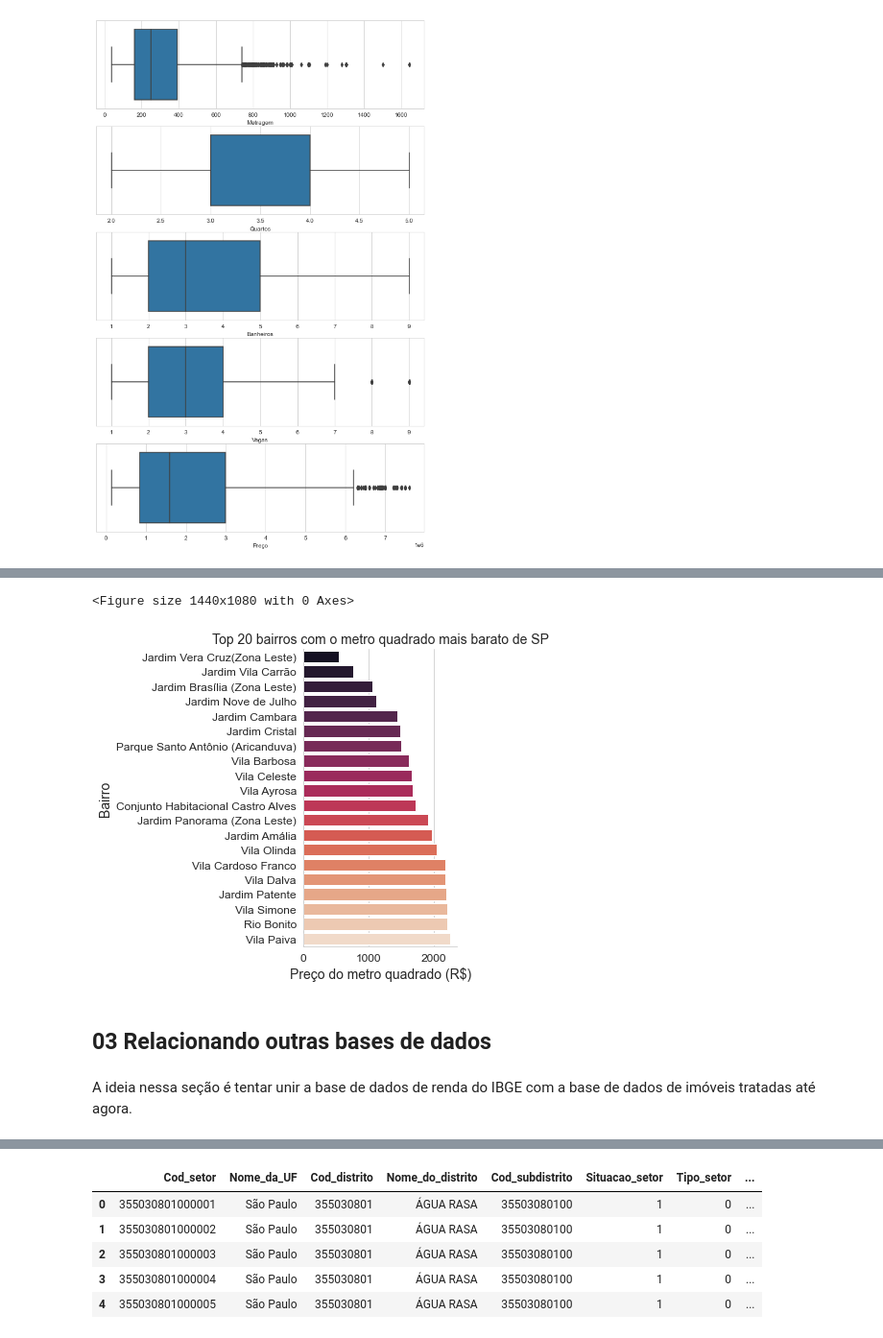
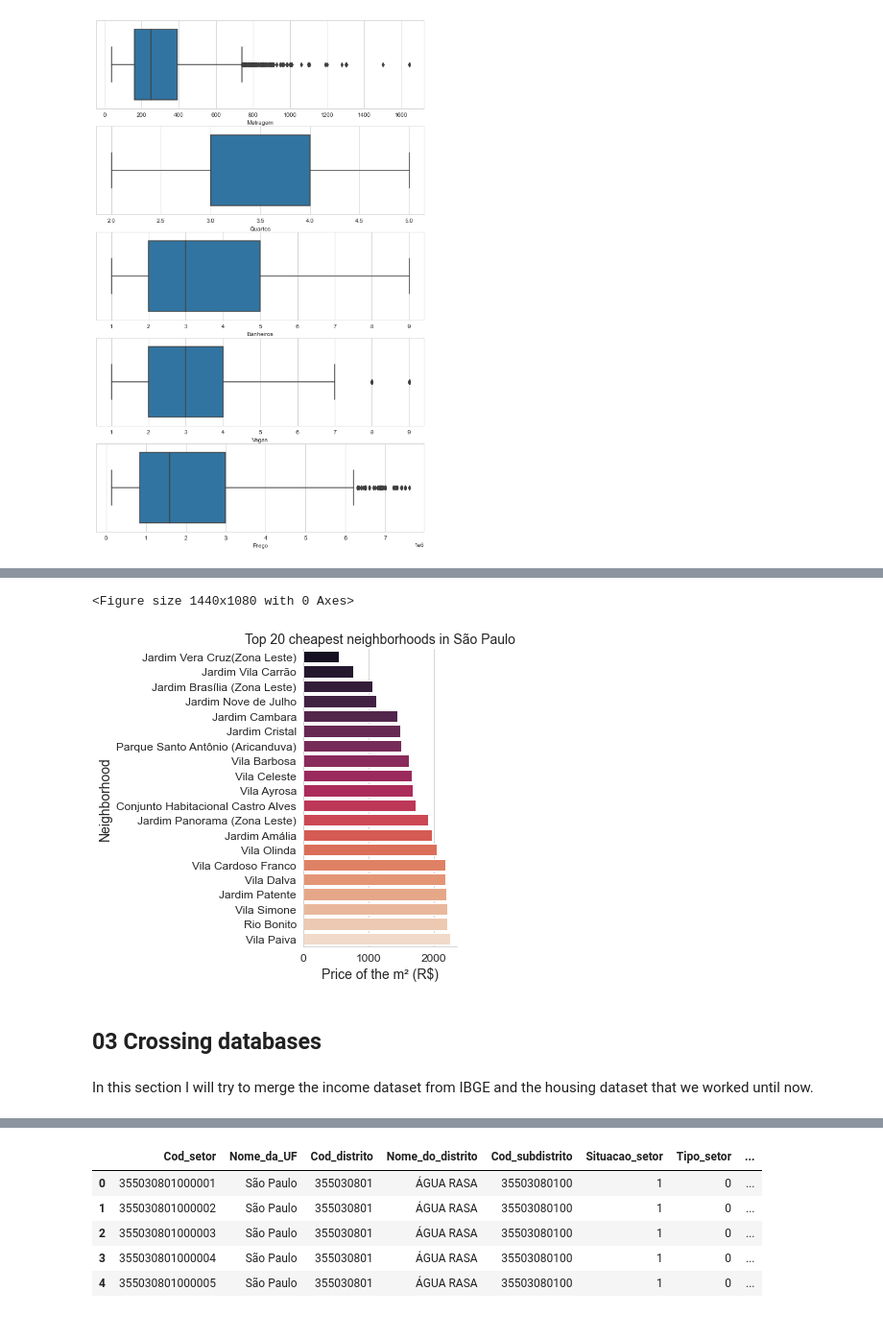
Before and after one commit to GabrielJDN/Projetos-Projects, a Jupyter notebook: English/São Paulo housing prices/Final Project.ipynb, the cells around one changed output, grey strips where cells are left out. Shown: that part at 96% size. Cells and saved outputs as stored; diff of their text form; code cells hidden in the pictures.

```diff
--- a/English/São Paulo housing prices/Final Project.ipynb
+++ b/English/São Paulo housing prices/Final Project.ipynb
@@ -473,18 +475,18 @@ plt.show()
 # %%
 plt.figure(figsize=(20,15))
 fonte = {"size":14}
 sns.catplot(data=bairro_imoveis.sort_values(by="Valor_m2", ascending = True).head(20),
             y="Bairro", x="Valor_m2", kind="bar", palette="rocket")
-plt.xlabel("Preço do metro quadrado (R$)", fontdict=fonte)
-plt.ylabel("Bairro", fontdict=fonte)
-plt.title("Top 20 bairros com o metro quadrado mais barato de SP", fontdict=fonte)
+plt.xlabel("Price of the m² (R$)", fontdict=fonte)
+plt.ylabel("Neighborhood", fontdict=fonte)
+plt.title("Top 20 cheapest neighborhoods in São Paulo", fontdict=fonte)
 plt.tick_params(axis="both", labelsize=12)
 plt.show()
 # %% [output]
 <Figure size 1440x1080 with 0 Axes>
-[figure, old version]
+[figure, new version]
 # %% [markdown]
-## 03 Relacionando outras bases de dados
+## 03 Crossing databases
 # %% [markdown]
-A ideia nessa seção é tentar unir a base de dados de renda do IBGE com a base de dados de imóveis tratadas até agora.
+In this section I will try to merge the income dataset from IBGE and the housing dataset that we worked until now.
 # %% [markdown]
```
Also changed, not shown: parts of 46 cells of this notebook.
